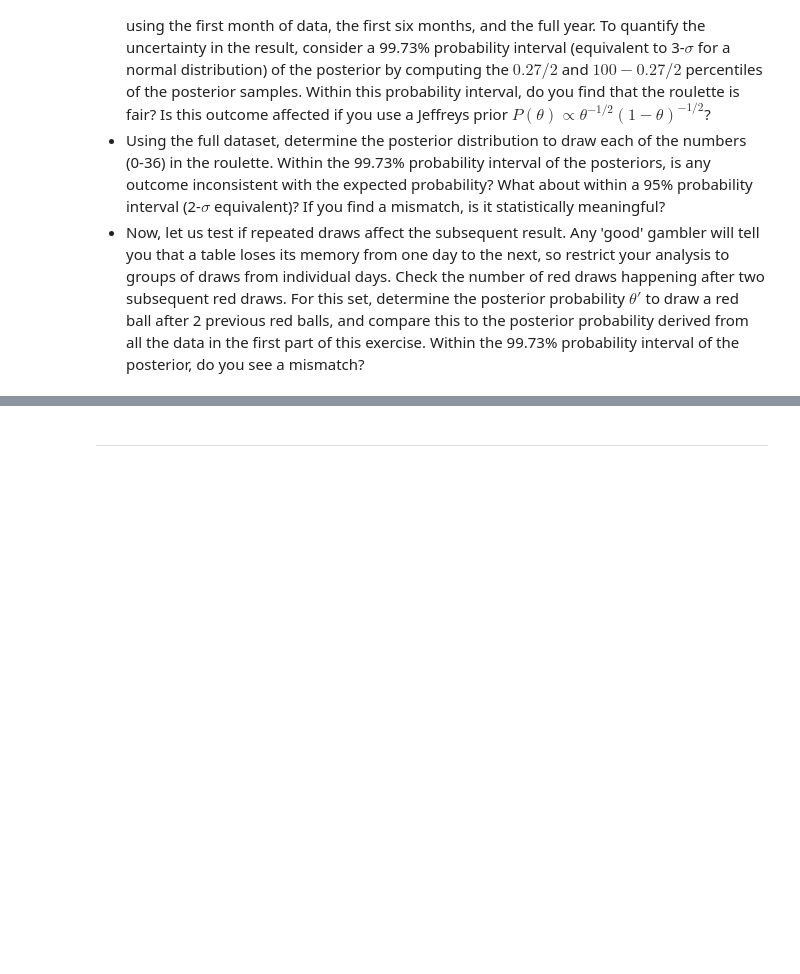
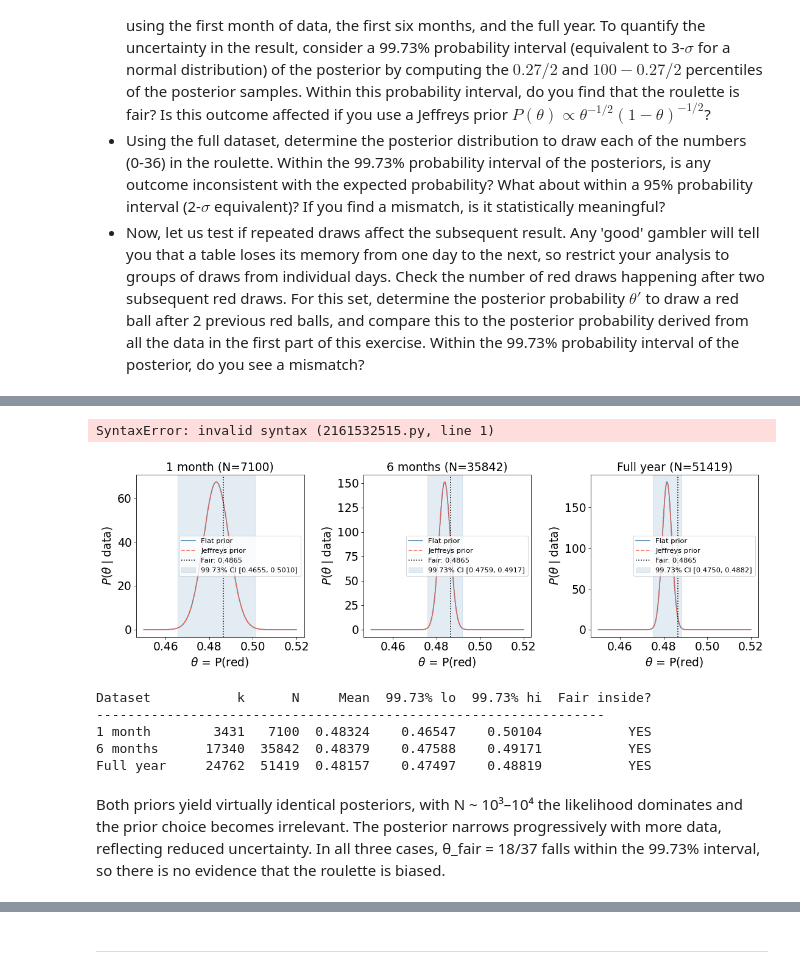
Before and after one commit to aapnegara/data-analysis-homework, a Jupyter notebook: HomeworkAssignment4_AAgungPrawiraNegara_NandVanDeun.ipynb, the cells around one changed output, grey strips where cells are left out. Drawn from its saved outputs; the diff is of its cells as text; code cells hidden in the pictures; blank space fills up the shorter version.

Commit message:
task 1 done

```diff
--- a/HomeworkAssignment4_AAgungPrawiraNegara_NandVanDeun.ipynb
+++ b/HomeworkAssignment4_AAgungPrawiraNegara_NandVanDeun.ipynb
@@ -88,0 +159,61 @@ First we will test if the roulette is fair and then test if repeated draws on th
+# %%
+We plot the posterior distributions for both priors across the three time periods,
+and mark the 99.73% probability interval and the fair value θ_fair = 18/37.
+# %% [output]
+SyntaxError: invalid syntax (2161532515.py, line 1)
+# %%
+theta = np.linspace(0.45, 0.52, 2000)
+fair_theta = 18/37  # expected for a fair roulette
+
+fig, axes = plt.subplots(1, 3, figsize=(15, 5), sharey=False)
+
+datasets = [
+    (post_1m_flat,   post_1m_jeff,   "1 month",   N1),
+    (post_6m_flat,   post_6m_jeff,   "6 months",  N6),
+    (post_full_flat, post_full_jeff, "Full year", Nf),
+]
+
+for ax, (post_flat, post_jeff, label, N) in zip(axes, datasets):
+    pdf_flat = post_flat.pdf(theta)
+    pdf_jeff = post_jeff.pdf(theta)
+
+    ax.plot(theta, pdf_flat, label="Flat prior",     color="steelblue")
+    ax.plot(theta, pdf_jeff, label="Jeffreys prior", color="tomato", linestyle="--")
+    ax.axvline(fair_theta, color="black", linestyle=":", label=f"Fair: {fair_theta:.4f}")
+
+    # 99.73% interval for flat prior
+    lo, hi = post_flat.ppf(0.0027/2), post_flat.ppf(1 - 0.0027/2)
+    ax.axvspan(lo, hi, alpha=0.15, color="steelblue", label=f"99.73% CI [{lo:.4f}, {hi:.4f}]")
+
+    ax.set_title(f"{label} (N={N})")
+    ax.set_xlabel(r"$\theta$ = P(red)")
+    ax.set_ylabel(r"$P(\theta \mid \mathrm{data})$")
+    ax.legend(fontsize=11)
+
+plt.tight_layout()
+plt.savefig("task1a_posteriors.png", dpi=150)
+plt.show()
+
+# Print summary table
+print(f"{'Dataset':<12} {'k':>6} {'N':>6} {'Mean':>8} {'99.73% lo':>10} {'99.73% hi':>10} {'Fair inside?':>13}")
+print("-" * 65)
+for post_flat, label, k, N in [
+    (post_1m_flat,   "1 month",   k1, N1),
+    (post_6m_flat,   "6 months",  k6, N6),
+    (post_full_flat, "Full year", kf, Nf),
+]:
+    lo, hi = post_flat.ppf(0.0027/2), post_flat.ppf(1 - 0.0027/2)
+    inside = "YES" if lo <= fair_theta <= hi else "NO"
+    print(f"{label:<12} {k:>6} {N:>6} {post_flat.mean():>8.5f} {lo:>10.5f} {hi:>10.5f} {inside:>13}")
+# %% [output]
+[figure, added]
+Dataset           k      N     Mean  99.73% lo  99.73% hi  Fair inside?
+-----------------------------------------------------------------
+1 month        3431   7100  0.48324    0.46547    0.50104           YES
+6 months      17340  35842  0.48379    0.47588    0.49171           YES
+Full year     24762  51419  0.48157    0.47497    0.48819           YES
+# %% [markdown]
+Both priors yield virtually identical posteriors, with N ~ 10³–10⁴ the likelihood
+dominates and the prior choice becomes irrelevant. The posterior narrows progressively
+with more data, reflecting reduced uncertainty. In all three cases, θ_fair = 18/37
+falls within the 99.73% interval, so there is no evidence that the roulette is biased.
```
Also changed, not shown: parts of 17 cells of this notebook.
